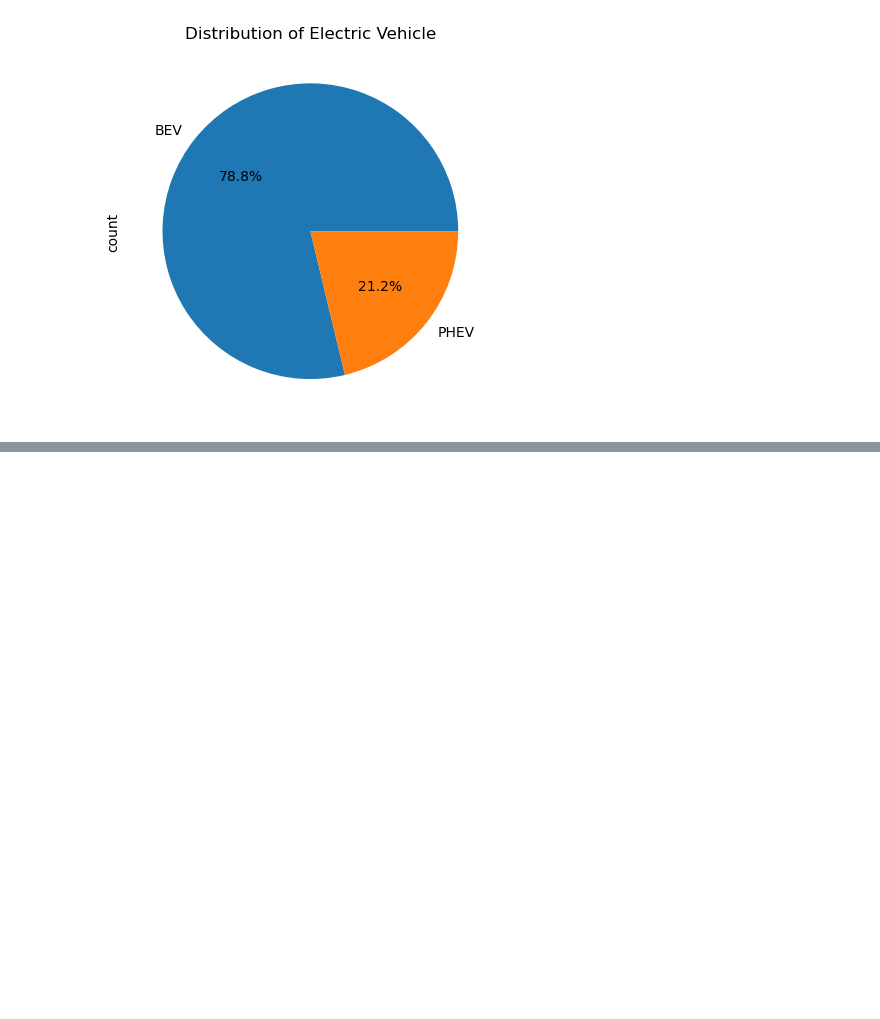
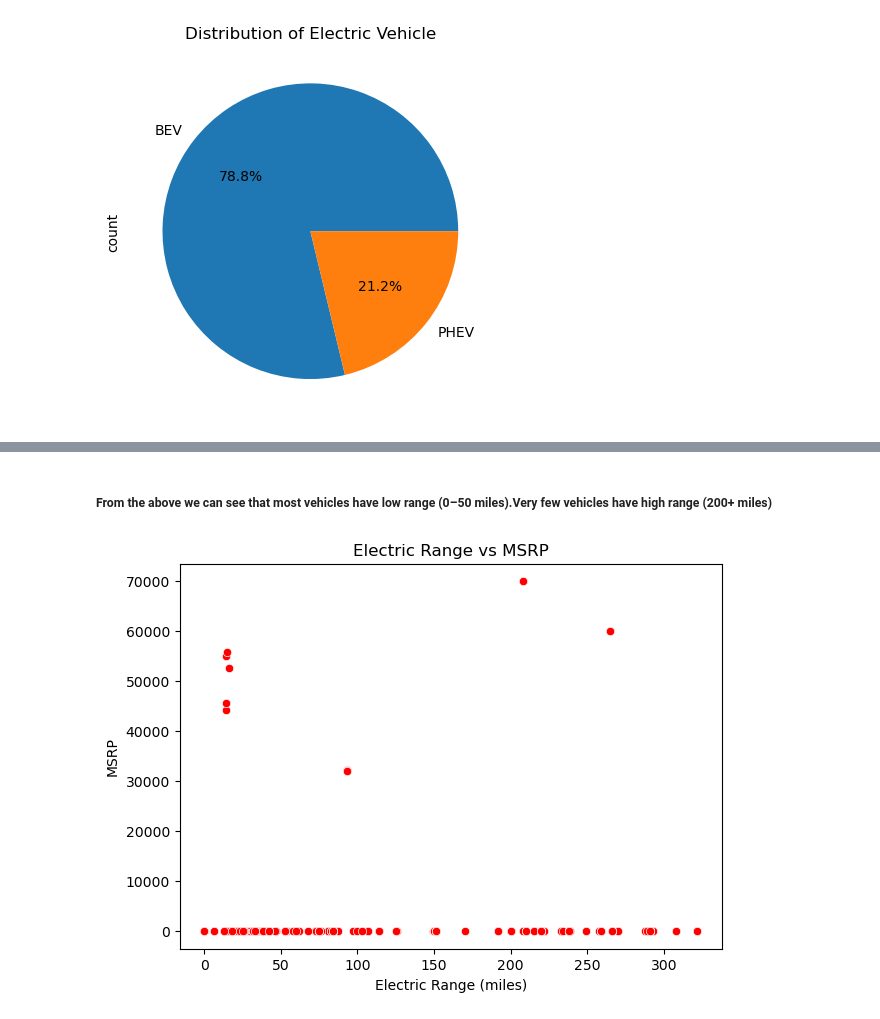
Before and after one commit to rahulbora-45/projectFirst, a Jupyter notebook: ProjectPython.ipynb, the cells around one changed output, grey strips where cells are left out. Cells and saved outputs as stored; diff of their text form; code cells hidden in the pictures; blank space fills up the shorter version.

```diff
--- a/ProjectPython.ipynb
+++ b/ProjectPython.ipynb
@@ -164,0 +188,11 @@ plt.show()
+# %% [markdown]
+##### From the above we can see that most vehicles have low range (0–50 miles).Very few vehicles have high range (200+ miles)
+# %%
+plt.figure(figsize=(7, 5))
+sns.scatterplot(data=df,x=df['Electric Range'].dropna(),y=df['Base MSRP'].dropna(),color='red')
+plt.title('Electric Range vs MSRP')
+plt.xlabel('Electric Range (miles)')
+plt.ylabel('MSRP')
+plt.show()
+# %% [output]
+[figure, added]
```
Also changed, not shown: parts of 10 cells of this notebook.
